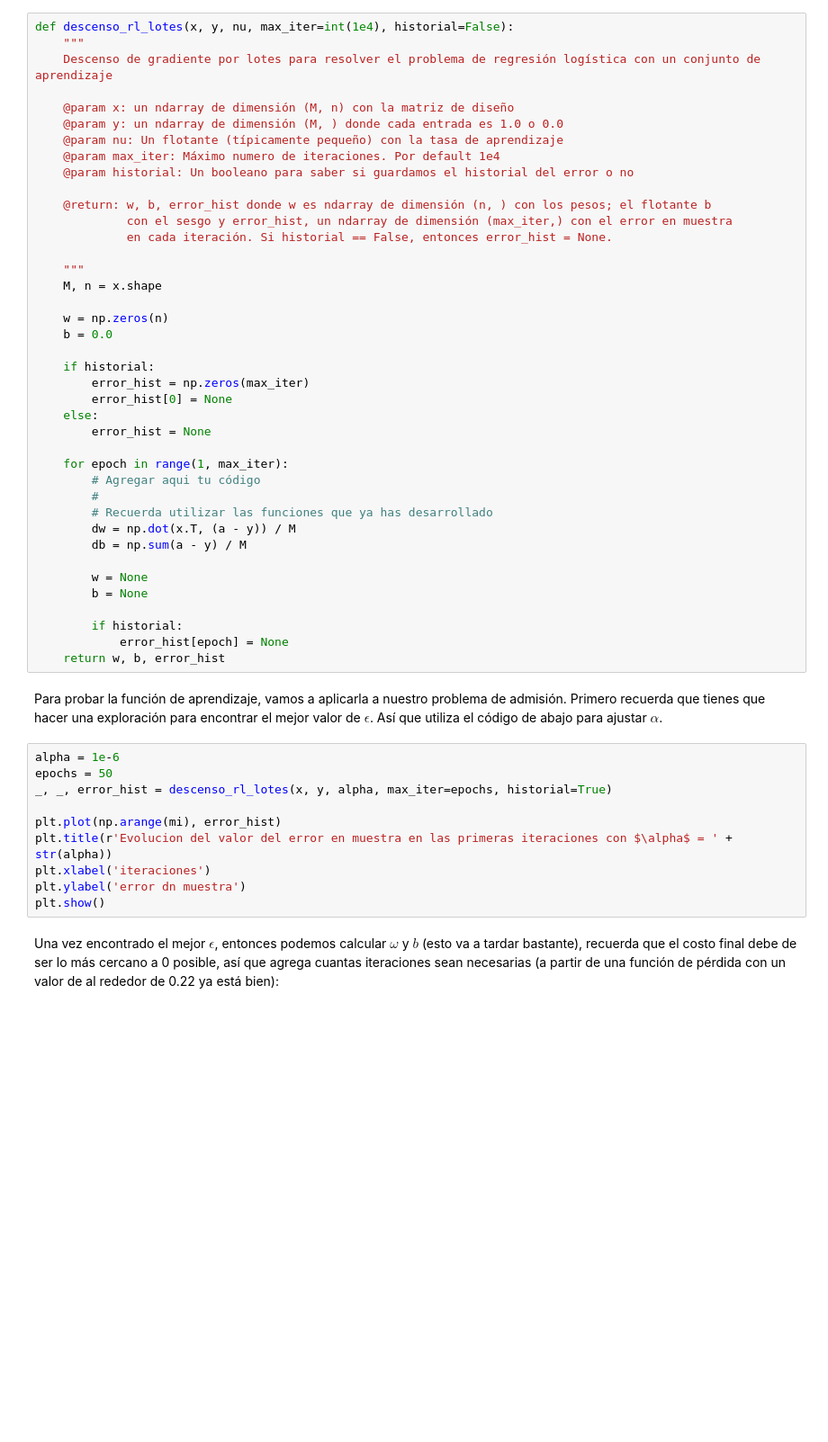
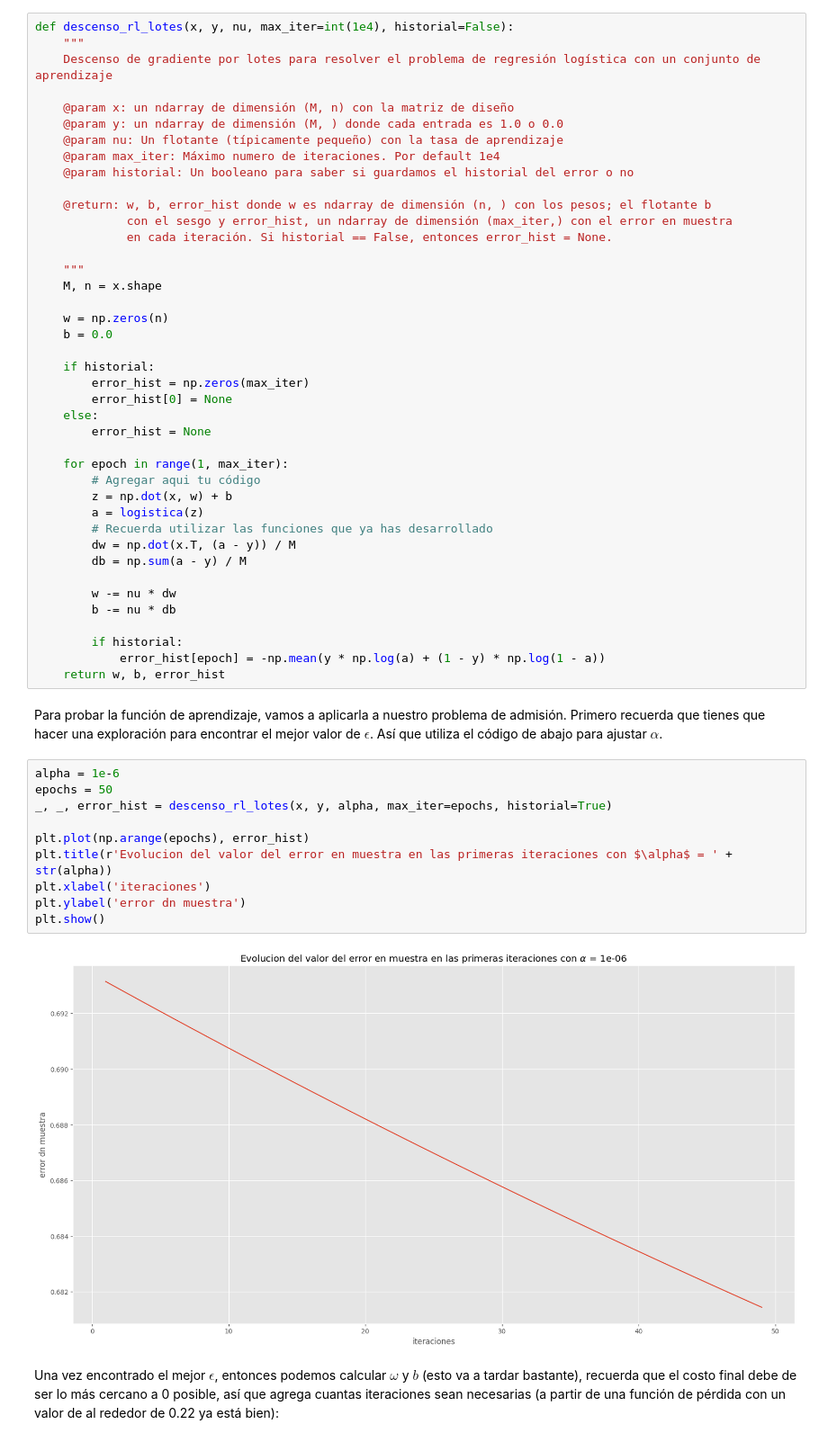
Before and after one commit to FranciscoAtondo/3-Aprendizaje, a Jupyter notebook: reg_logistica.ipynb, the cells around one changed output. Shown at 90% size. Drawn from its saved outputs; the diff is of its cells as text; blank space fills up the shorter version.

```diff
--- a/reg_logistica.ipynb
+++ b/reg_logistica.ipynb
@@ -226,29 +226,32 @@ def descenso_rl_lotes(x, y, nu, max_iter=int(1e4), historial=False):
 
     for epoch in range(1, max_iter):
         # Agregar aqui tu código
-        #
+        z = np.dot(x, w) + b
+        a = logistica(z)
         # Recuerda utilizar las funciones que ya has desarrollado
         dw = np.dot(x.T, (a - y)) / M
         db = np.sum(a - y) / M
 
-        w = None
-        b = None
+        w -= nu * dw
+        b -= nu * db
 
         if historial:
-            error_hist[epoch] = None
+            error_hist[epoch] = -np.mean(y * np.log(a) + (1 - y) * np.log(1 - a))
     return w, b, error_hist
 # %% [markdown]
 Para probar la función de aprendizaje, vamos a aplicarla a nuestro problema de admisión. Primero recuerda que tienes que hacer una exploración para encontrar el mejor valor de $\epsilon$. Así que utiliza el código de abajo para ajustar $\alpha$.
 # %%
 alpha = 1e-6
 epochs = 50
 _, _, error_hist = descenso_rl_lotes(x, y, alpha, max_iter=epochs, historial=True)
 
-plt.plot(np.arange(mi), error_hist)
+plt.plot(np.arange(epochs), error_hist)
 plt.title(r'Evolucion del valor del error en muestra en las primeras iteraciones con $\alpha$ = ' + str(alpha))
 plt.xlabel('iteraciones')
 plt.ylabel('error dn muestra')
 plt.show()
+# %% [output]
+[figure, added]
 # %% [markdown]
 Una vez encontrado el mejor $\epsilon$, entonces podemos calcular $\omega$ y $b$ (esto va a tardar bastante), recuerda que el costo final debe de ser lo más cercano a 0 posible, así que agrega cuantas iteraciones sean necesarias (a partir de una función de pérdida con un valor de al rededor de 0.22 ya está bien):
 # %%
```
Also changed, not shown: parts of 6 cells of this notebook.
